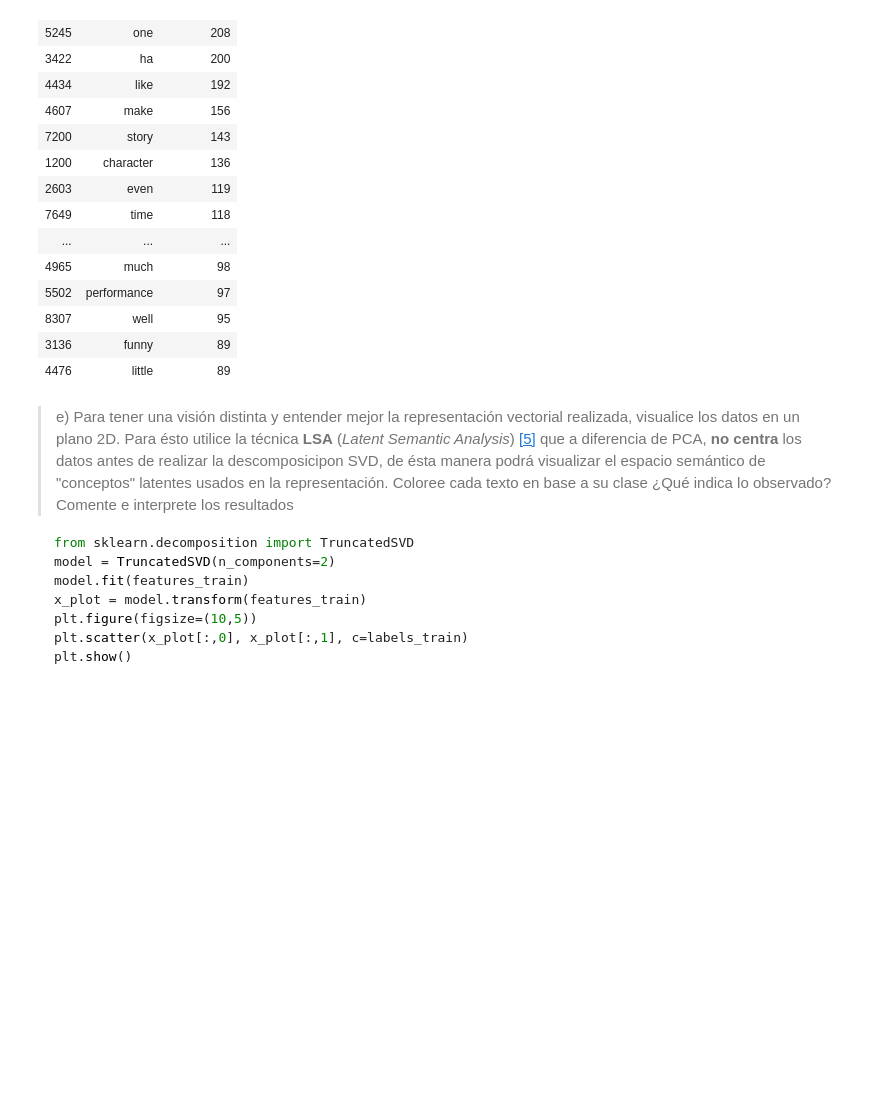
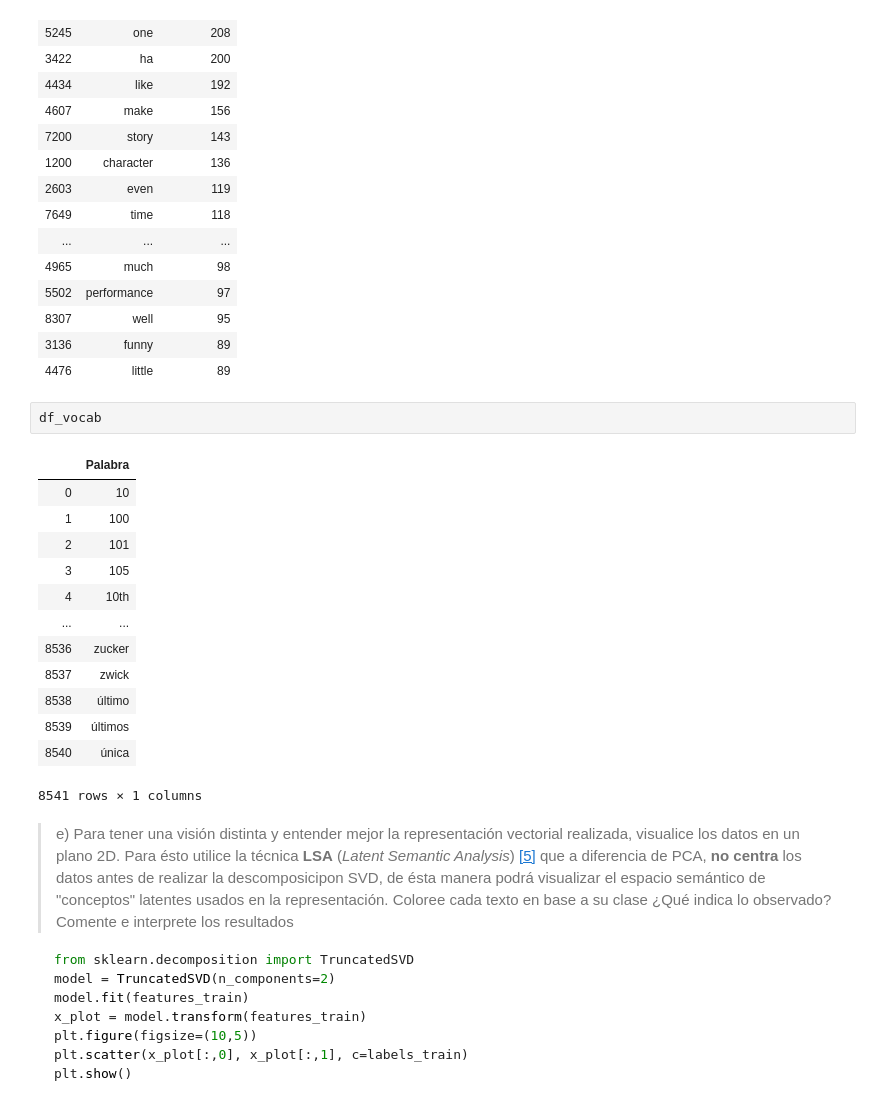
Before and after one commit to cristiancs/ML-TAREA2, a Jupyter notebook: Enunciado.ipynb, the cells around one changed output. Cells and saved outputs as stored; diff of their text form; blank space fills up the shorter version.

````diff
--- a/Enunciado.ipynb
+++ b/Enunciado.ipynb
@@ -322,6 +322,22 @@ df_concat.nlargest(20, 'Frecuencia')
 | 8307 | well | 95 |
 | 3136 | funny | 89 |
 | 4476 | little | 89 |
+# %%
+df_vocab
+# %% [output]
+|  | Palabra |
+| 0 | 10 |
+| 1 | 100 |
+| 2 | 101 |
+| 3 | 105 |
+| 4 | 10th |
+| ... | ... |
+| 8536 | zucker |
+| 8537 | zwick |
+| 8538 | último |
+| 8539 | últimos |
+| 8540 | única |
+8541 rows × 1 columns
 # %% [markdown]
 > e) Para tener una visión distinta y entender mejor la representación vectorial realizada, visualice los datos en un plano 2D. Para ésto utilice la técnica **LSA** (*Latent Semantic Analysis*) [[5]](#refs) que a diferencia de PCA, **no centra** los datos antes de realizar la descomposicipon SVD, de ésta manera podrá visualizar el espacio semántico de "conceptos" latentes usados en la representación. Coloree cada texto en base a su clase ¿Qué indica lo observado? Comente e interprete los resultados
 ```python
````
Also changed, not shown: parts of 24 cells of this notebook.
